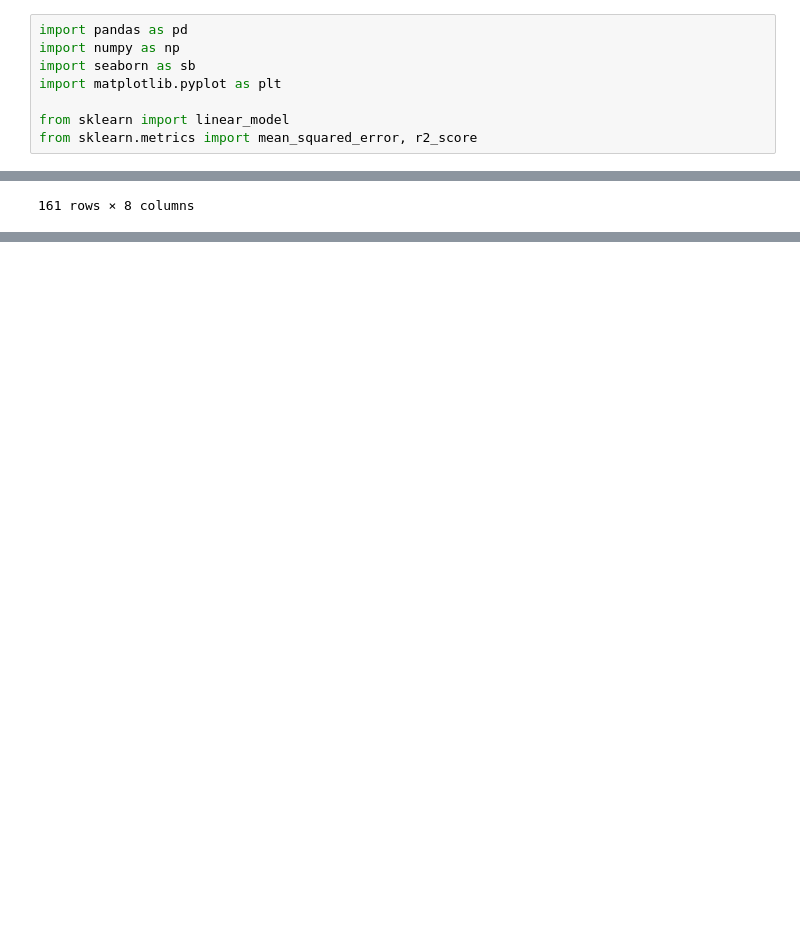
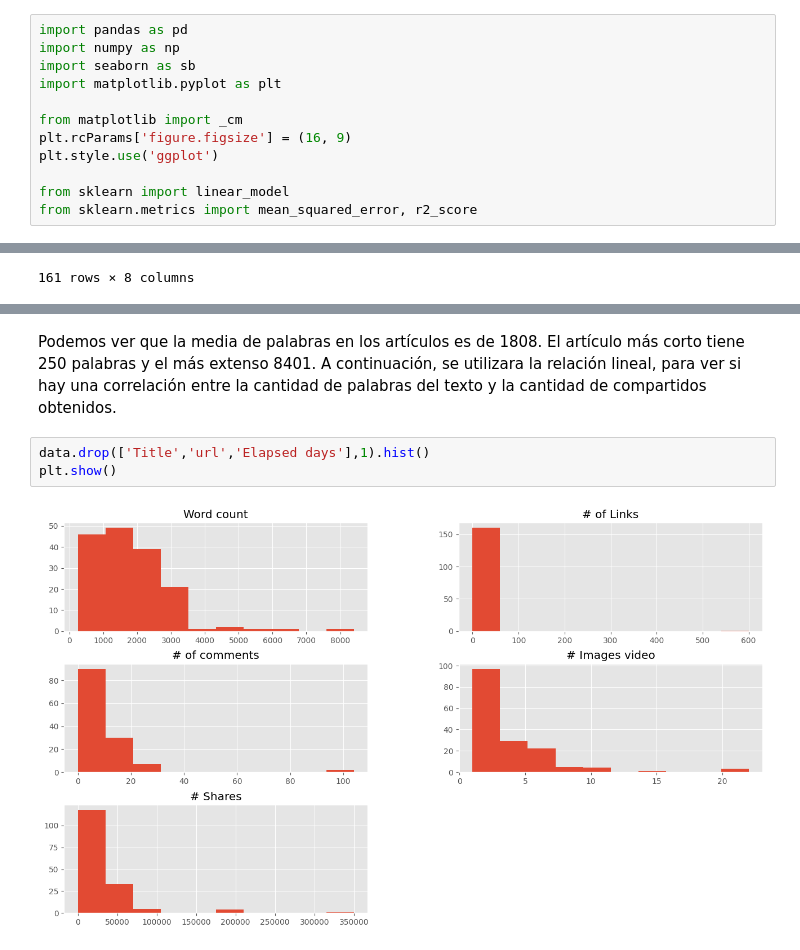
Before and after one commit to Goa126/Python, a Jupyter notebook: Vecinos Cercanos/Regresion_linela.ipynb, the cells around one changed output, grey strips where cells are left out. Saved outputs shown, nothing was run; the diff lists cells and outputs as text; blank space fills up the shorter version.

Commit message:
obtención de regresión lineal

```diff
--- a/Vecinos Cercanos/Regresion_linela.ipynb
+++ b/Vecinos Cercanos/Regresion_linela.ipynb
@@ -6,6 +6,10 @@ import numpy as np
 import seaborn as sb
 import matplotlib.pyplot as plt
 
+from matplotlib import _cm
+plt.rcParams['figure.figsize'] = (16, 9)
+plt.style.use('ggplot')
+
 from sklearn import linear_model
 from sklearn.metrics import mean_squared_error, r2_score
 # %%
@@ -39,0 +57,7 @@ data
+# %% [markdown]
+Podemos ver que la media de palabras en los artículos es de 1808. El artículo más corto tiene 250 palabras y el más extenso 8401. A continuación, se utilizara la relación lineal, para ver si hay una correlación entre la cantidad de palabras del texto y la cantidad de compartidos obtenidos.
+# %%
+data.drop(['Title','url','Elapsed days'],1).hist()
+plt.show()
+# %% [output]
+[figure, added]
```
Also changed, not shown: parts of 8 cells of this notebook.
